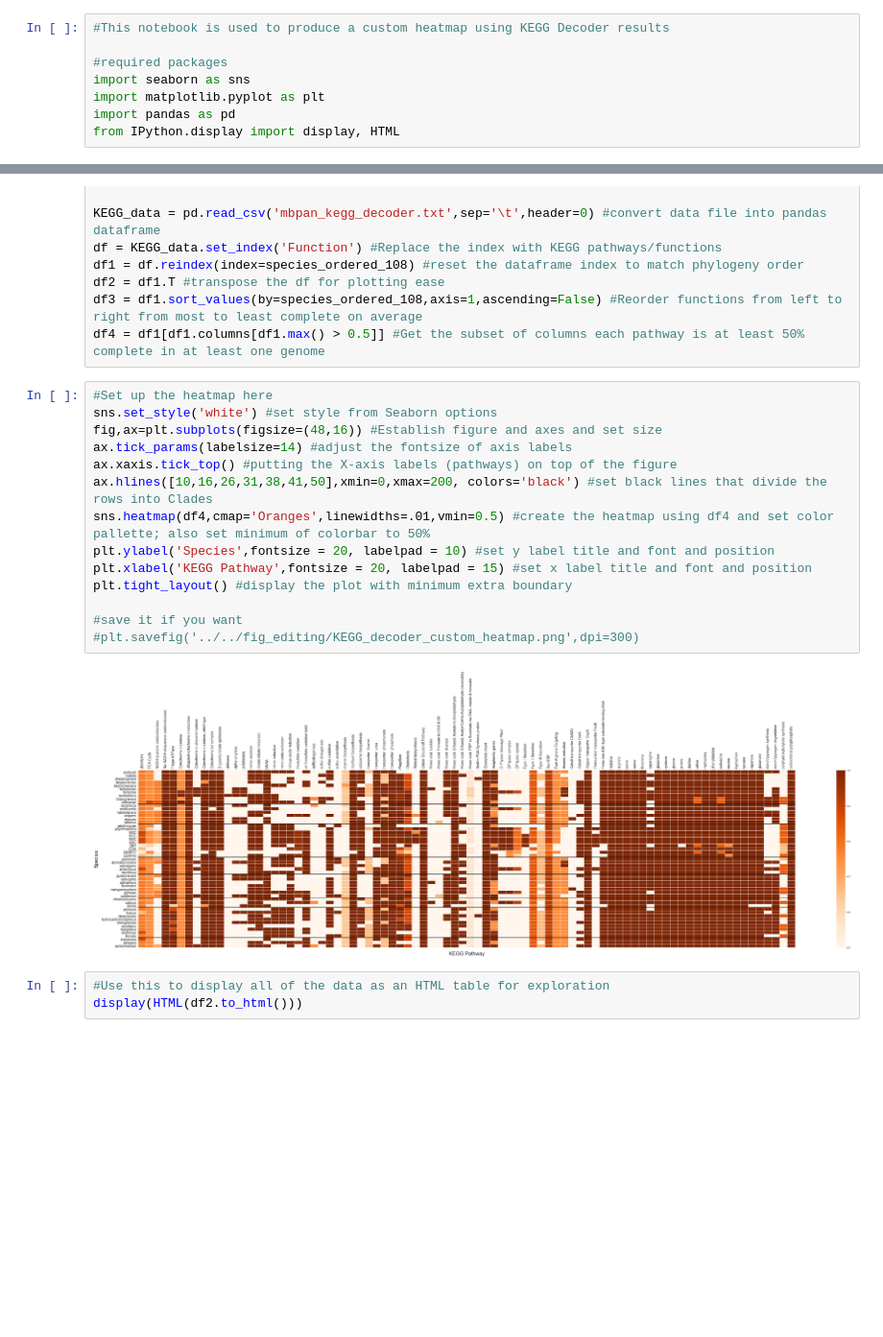
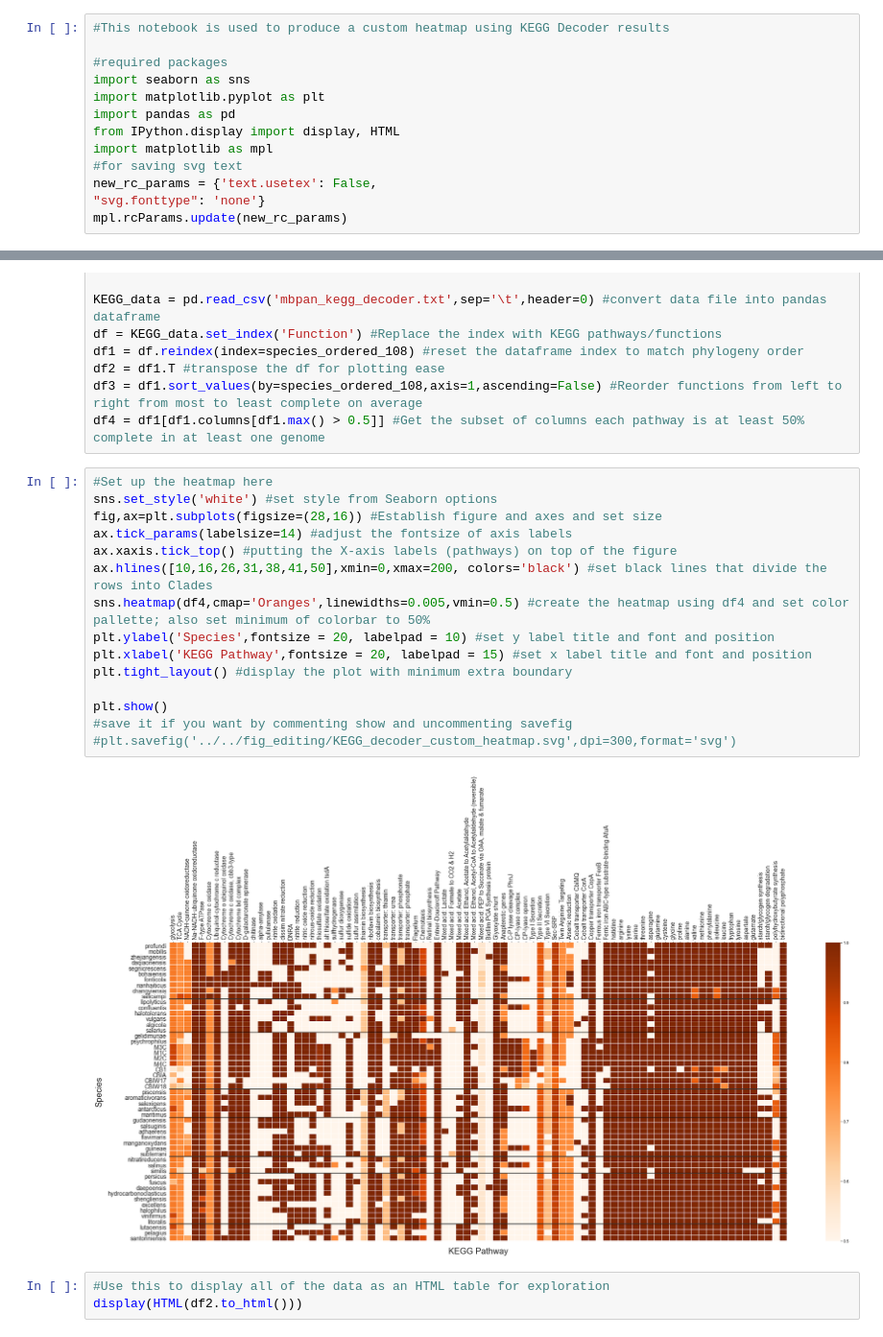
Before and after one commit to zscooper/marinobacter_pangenomics, a Jupyter notebook: kegg_decoder_heatmap_visualization.ipynb, the cells around one changed output, grey strips where cells are left out. Shown: that part at 96% size. Cells and saved outputs as stored; diff of their text form; blank space fills up the shorter version.

```diff
--- a/kegg_decoder_heatmap_visualization.ipynb
+++ b/kegg_decoder_heatmap_visualization.ipynb
@@ -6,6 +6,11 @@ import seaborn as sns
 import matplotlib.pyplot as plt
 import pandas as pd
 from IPython.display import display, HTML
+import matplotlib as mpl
+#for saving svg text
+new_rc_params = {'text.usetex': False,
+"svg.fonttype": 'none'}
+mpl.rcParams.update(new_rc_params)
 # %%
 #list of species in order set by core phylogeny (based on 108 single copy core genes)
 species_ordered_108 = ['profundi','mobilis','zhejiangensis','daqiaonensis','segnicrescens','bohaiensis','fonticola',
@@ -25,19 +30,20 @@ df4 = df1[df1.columns[df1.max() > 0.5]] #Get the subset of columns each pathway
 # %%
 #Set up the heatmap here
 sns.set_style('white') #set style from Seaborn options
-fig,ax=plt.subplots(figsize=(48,16)) #Establish figure and axes and set size
+fig,ax=plt.subplots(figsize=(28,16)) #Establish figure and axes and set size
 ax.tick_params(labelsize=14) #adjust the fontsize of axis labels
 ax.xaxis.tick_top() #putting the X-axis labels (pathways) on top of the figure
 ax.hlines([10,16,26,31,38,41,50],xmin=0,xmax=200, colors='black') #set black lines that divide the rows into Clades
-sns.heatmap(df4,cmap='Oranges',linewidths=.01,vmin=0.5) #create the heatmap using df4 and set color pallette; also set minimum of colorbar to 50%
+sns.heatmap(df4,cmap='Oranges',linewidths=0.005,vmin=0.5) #create the heatmap using df4 and set color pallette; also set minimum of colorbar to 50%
 plt.ylabel('Species',fontsize = 20, labelpad = 10) #set y label title and font and position
 plt.xlabel('KEGG Pathway',fontsize = 20, labelpad = 15) #set x label title and font and position
 plt.tight_layout() #display the plot with minimum extra boundary
 
-#save it if you want
-#plt.savefig('../../fig_editing/KEGG_decoder_custom_heatmap.png',dpi=300)
+plt.show()
+#save it if you want by commenting show and uncommenting savefig
+#plt.savefig('../../fig_editing/KEGG_decoder_custom_heatmap.svg',dpi=300,format='svg')
 # %% [output]
-[figure, old version]
+[figure, new version]
 # %%
 #Use this to display all of the data as an HTML table for exploration
 display(HTML(df2.to_html()))
```
